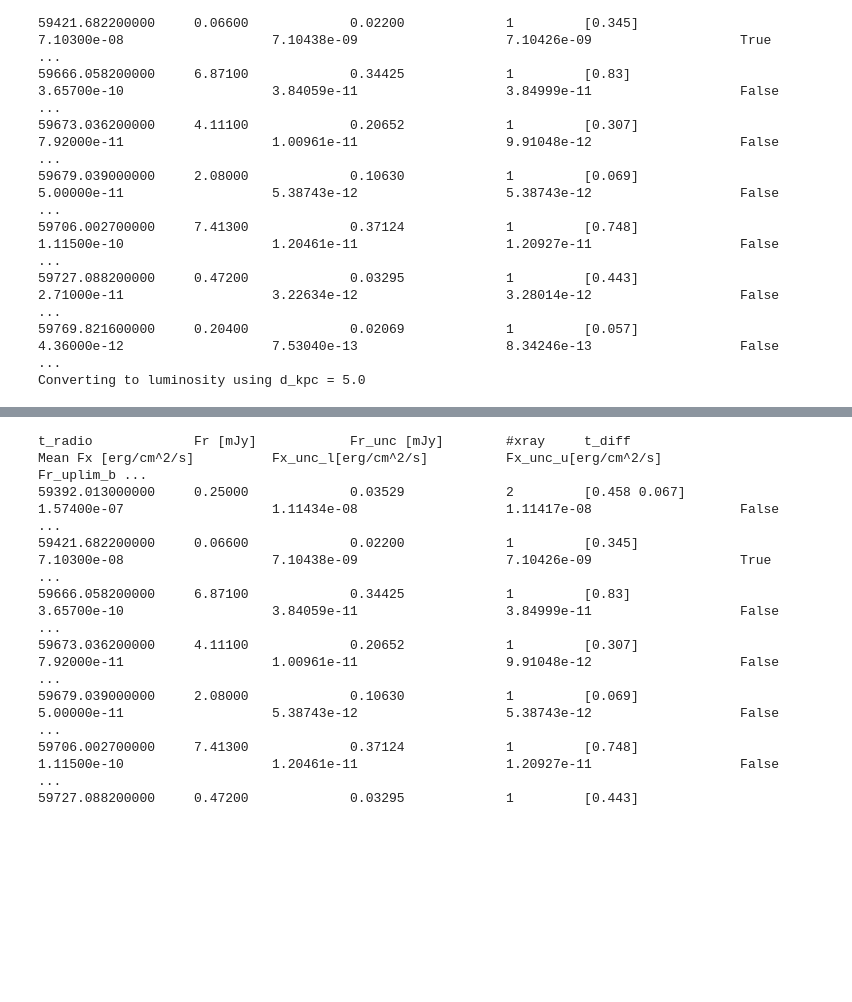
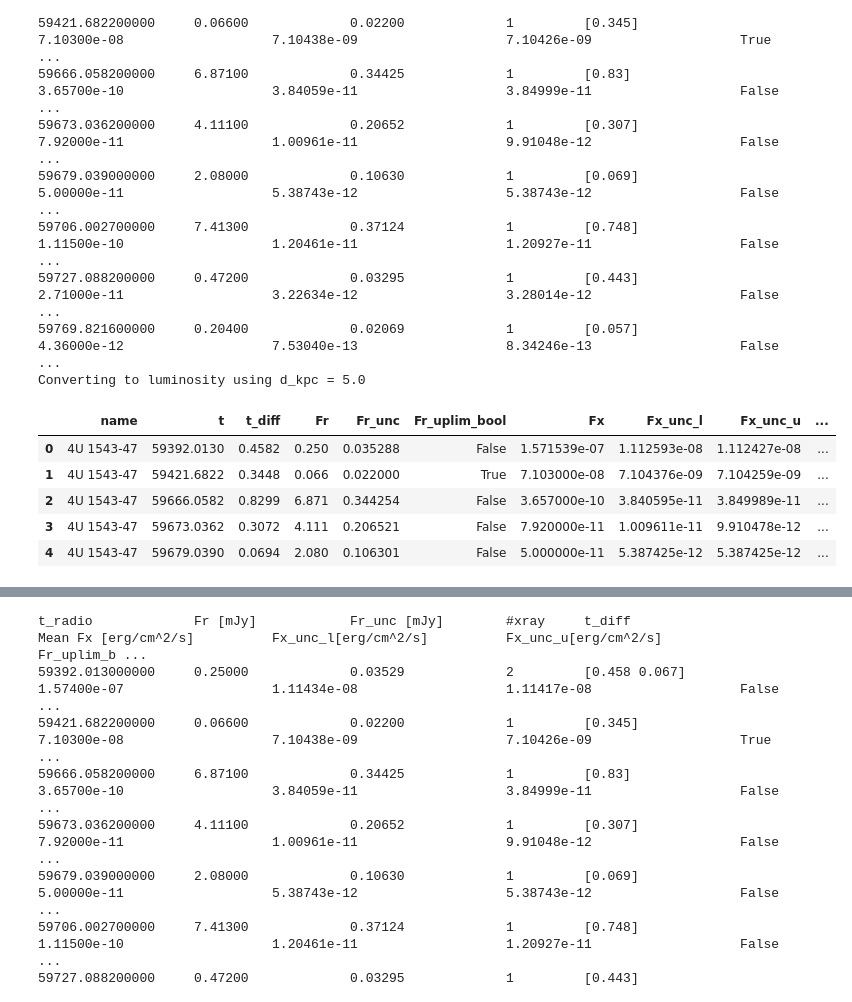
Before and after one commit to JustineCrook/Radio_X-ray_Plane_Paper_2026, a Jupyter notebook: 1_SOURCE_CHECKS/4U 1543-47.ipynb, the cells around one changed output, grey strips where cells are left out. Drawn from its saved outputs; the diff is of its cells as text; code cells hidden in the pictures; blank space fills up the shorter version.

```diff
--- a/1_SOURCE_CHECKS/4U 1543-47.ipynb
+++ b/1_SOURCE_CHECKS/4U 1543-47.ipynb
@@ -70,3 +75,12 @@ t_radio             Fr [mJy]            Fr_unc [mJy]        #xray     t_diff
 59727.088200000     0.47200             0.03295             1         [0.443]                       2.71000e-11                   3.22634e-12                   3.28014e-12                   False      ...
 59769.821600000     0.20400             0.02069             1         [0.057]                       4.36000e-12                   7.53040e-13                   8.34246e-13                   False      ...
 Converting to luminosity using d_kpc = 5.0
+# %%
+paired_data.head()
+# %% [output]
+|  | name | t | t_diff | Fr | Fr_unc | Fr_uplim_bool | Fx | Fx_unc_l | Fx_unc_u | ... |
+| 0 | 4U 1543-47 | 59392.0130 | 0.4582 | 0.250 | 0.035288 | False | 1.571539e-07 | 1.112593e-08 | 1.112427e-08 | ... |
+| 1 | 4U 1543-47 | 59421.6822 | 0.3448 | 0.066 | 0.022000 | True | 7.103000e-08 | 7.104376e-09 | 7.104259e-09 | ... |
+| 2 | 4U 1543-47 | 59666.0582 | 0.8299 | 6.871 | 0.344254 | False | 3.657000e-10 | 3.840595e-11 | 3.849989e-11 | ... |
+| 3 | 4U 1543-47 | 59673.0362 | 0.3072 | 4.111 | 0.206521 | False | 7.920000e-11 | 1.009611e-11 | 9.910478e-12 | ... |
+| 4 | 4U 1543-47 | 59679.0390 | 0.0694 | 2.080 | 0.106301 | False | 5.000000e-11 | 5.387425e-12 | 5.387425e-12 | ... |
```
Also changed, not shown: parts of 5 cells of this notebook, 1 other file.
